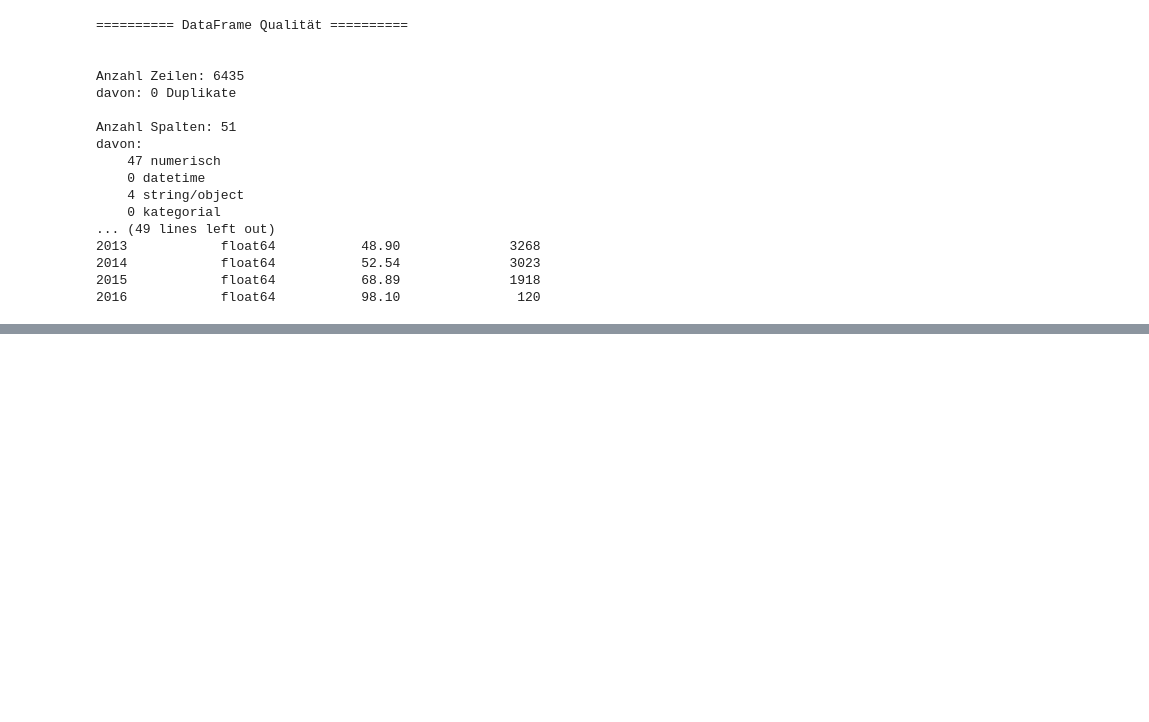
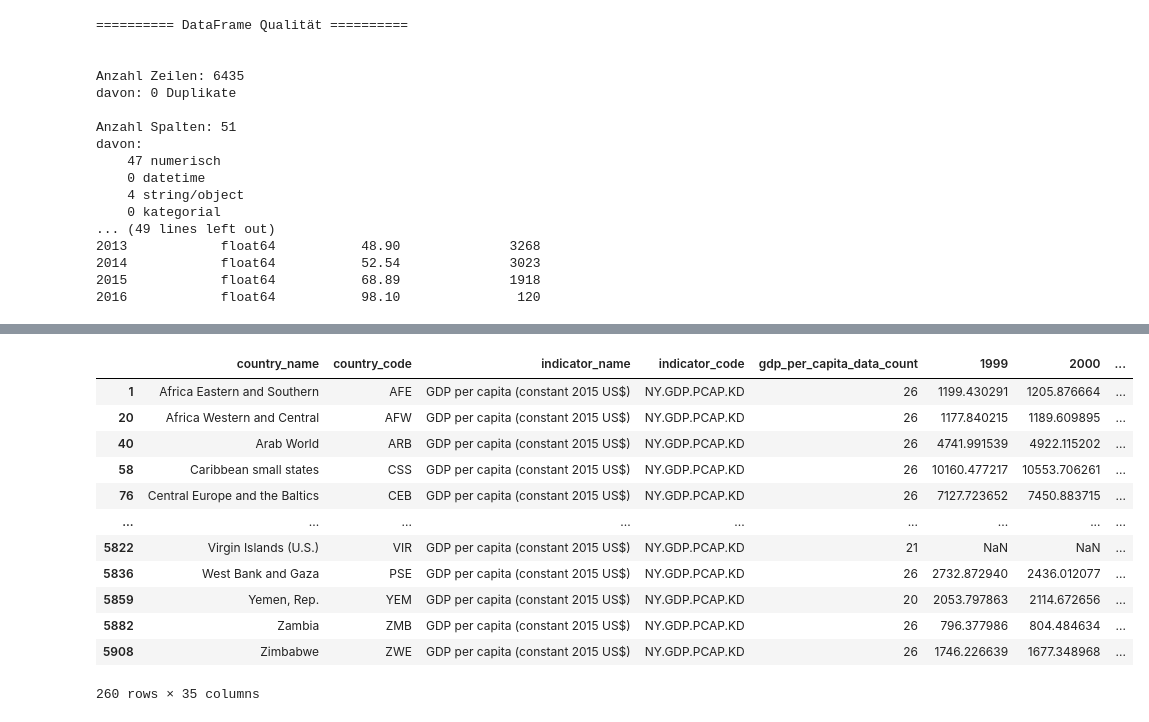
Before and after one commit to EckbertRadieschen/Analysis-App---Bildung-Entwicklung-international-, a Jupyter notebook: notebooks/abschlussprojekt.ipynb, the cells around one changed output, grey strips where cells are left out. Drawn from its saved outputs; the diff is of its cells as text; code cells hidden in the pictures; blank space fills up the shorter version.

Commit message:
Funktion zur Erzeugung von Change-Spalten in Development

```diff
--- a/notebooks/abschlussprojekt.ipynb
+++ b/notebooks/abschlussprojekt.ipynb
@@ -378,0 +367,16 @@ davon:
+# %%
+create_dev_change_columns(df_gdp_per_capita, DEVELOPMENT_CONFIG)
+# %% [output]
+|  | country_name | country_code | indicator_name | indicator_code | gdp_per_capita_data_count | 1999 | 2000 | ... |
+| 1 | Africa Eastern and Southern | AFE | GDP per capita (constant 2015 US$) | NY.GDP.PCAP.KD | 26 | 1199.430291 | 1205.876664 | ... |
+| 20 | Africa Western and Central | AFW | GDP per capita (constant 2015 US$) | NY.GDP.PCAP.KD | 26 | 1177.840215 | 1189.609895 | ... |
+| 40 | Arab World | ARB | GDP per capita (constant 2015 US$) | NY.GDP.PCAP.KD | 26 | 4741.991539 | 4922.115202 | ... |
+| 58 | Caribbean small states | CSS | GDP per capita (constant 2015 US$) | NY.GDP.PCAP.KD | 26 | 10160.477217 | 10553.706261 | ... |
+| 76 | Central Europe and the Baltics | CEB | GDP per capita (constant 2015 US$) | NY.GDP.PCAP.KD | 26 | 7127.723652 | 7450.883715 | ... |
+| ... | ... | ... | ... | ... | ... | ... | ... | ... |
+| 5822 | Virgin Islands (U.S.) | VIR | GDP per capita (constant 2015 US$) | NY.GDP.PCAP.KD | 21 | NaN | NaN | ... |
+| 5836 | West Bank and Gaza | PSE | GDP per capita (constant 2015 US$) | NY.GDP.PCAP.KD | 26 | 2732.872940 | 2436.012077 | ... |
+| 5859 | Yemen, Rep. | YEM | GDP per capita (constant 2015 US$) | NY.GDP.PCAP.KD | 20 | 2053.797863 | 2114.672656 | ... |
+| 5882 | Zambia | ZMB | GDP per capita (constant 2015 US$) | NY.GDP.PCAP.KD | 26 | 796.377986 | 804.484634 | ... |
+| 5908 | Zimbabwe | ZWE | GDP per capita (constant 2015 US$) | NY.GDP.PCAP.KD | 26 | 1746.226639 | 1677.348968 | ... |
+260 rows × 35 columns
```
Also changed, not shown: parts of 15 cells of this notebook, 6 other files.
